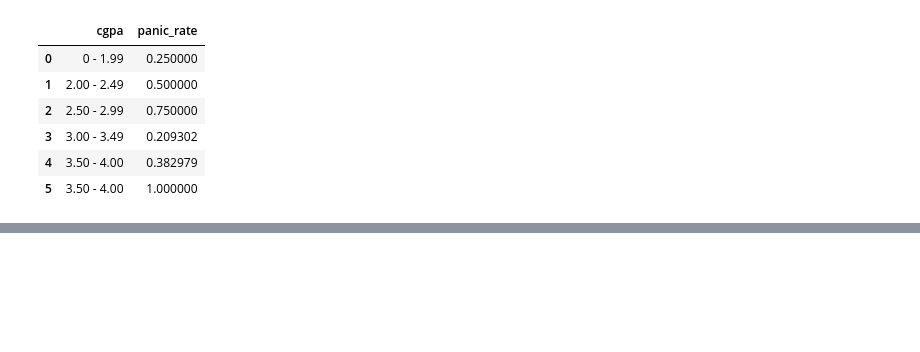
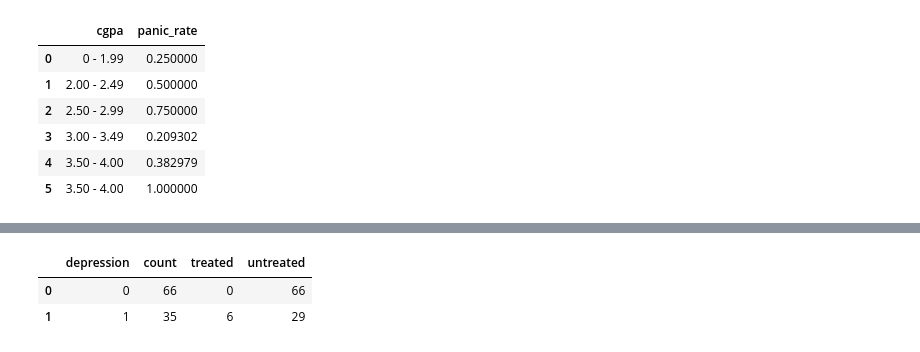
Before and after one commit to arshadziban/digital-impact-on-teen-minds, a Jupyter notebook: digital-impact-on-teen-minds.ipynb, the cells around one changed output, grey strips where cells are left out. Drawn from its saved outputs; the diff is of its cells as text; code cells hidden in the pictures; blank space fills up the shorter version.

```diff
--- a/digital-impact-on-teen-minds.ipynb
+++ b/digital-impact-on-teen-minds.ipynb
@@ -182,0 +211,26 @@ cgpa_panic
+# %%
+# Are depressed students receiving treatment?
+# Normalize treatment column to numeric 0/1 before aggregating
+df['treatment'] = df['treatment'].replace({
+    'Yes': 1, 'No': 0, 'yes': 1, 'no': 0, 'Y': 1, 'N': 0, 'y': 1, 'n': 0,
+    'True': 1, 'False': 0, 'true': 1, 'false': 0,
+    '1': 1, '0': 0
+})
+# Coerce any remaining values to numeric (non-convertible -> NaN)
+df['treatment'] = pd.to_numeric(df['treatment'], errors='coerce')
+
+# Group and compute counts and treated sums; fill NaN treated with 0
+# Use named aggregations for clarity
+treatment_gap = (
+    df.groupby('depression')['treatment']
+    .agg(count='count', treated='sum')
+    .assign(treated=lambda x: x['treated'].fillna(0).astype(int),
+            untreated=lambda x: x['count'] - x['treated'])
+    .reset_index()
+)
+
+treatment_gap
+# %% [output]
+|  | depression | count | treated | untreated |
+| 0 | 0 | 66 | 0 | 66 |
+| 1 | 1 | 35 | 6 | 29 |
```
Also changed, not shown: parts of 5 cells of this notebook.
